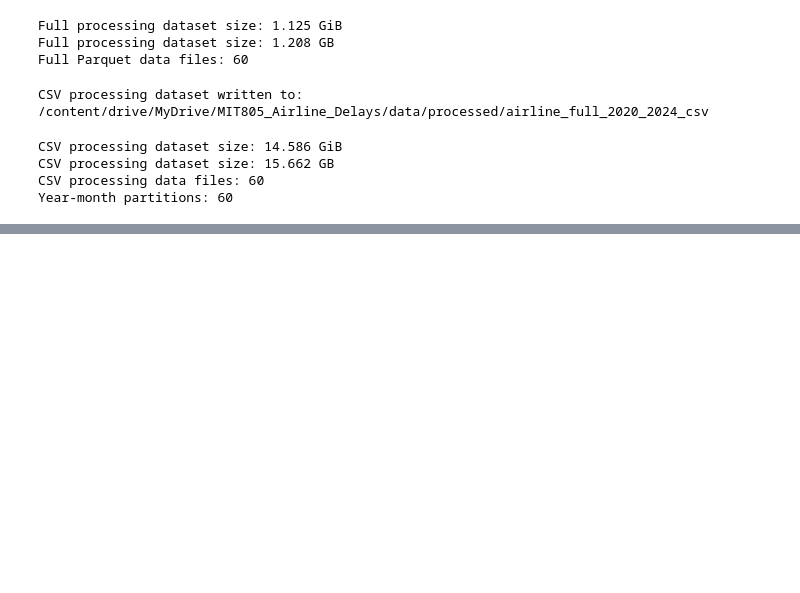
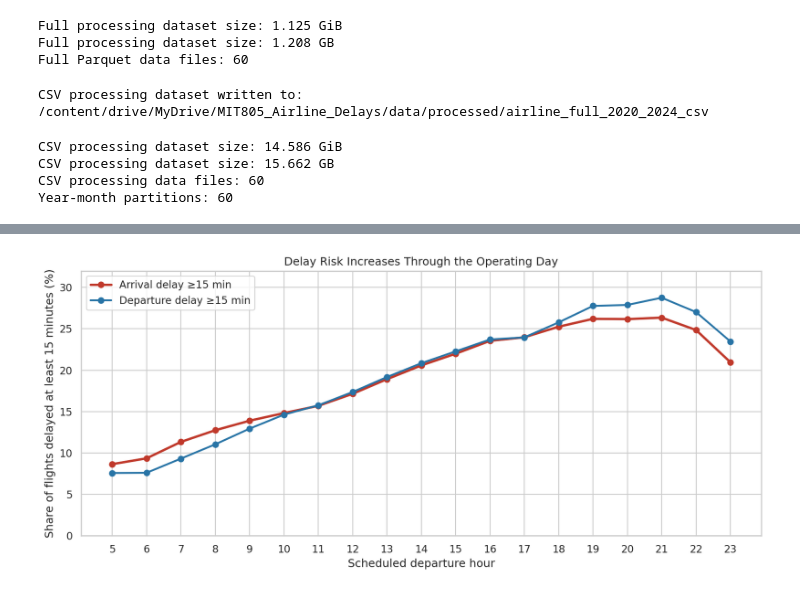
Before and after one commit to Pumlisa97/mit805-airline-delays-pyspark, a Jupyter notebook: notebooks/02_part1_pyspark_preparation_and_eda.ipynb, the cells around one changed output, grey strips where cells are left out. Drawn from its saved outputs; the diff is of its cells as text; code cells hidden in the pictures; blank space fills up the shorter version.

```diff
--- a/notebooks/02_part1_pyspark_preparation_and_eda.ipynb
+++ b/notebooks/02_part1_pyspark_preparation_and_eda.ipynb
@@ -371,0 +2244,39 @@ Year-month partitions: 60
+# %%
+plot_hourly = hourly_pd[
+    hourly_pd["ScheduledDepHour"].between(5, 23)
+].copy()
+
+fig, ax = plt.subplots(figsize=(11, 5))
+
+ax.plot(
+    plot_hourly["ScheduledDepHour"],
+    plot_hourly["arrival_delay_15m_rate"] * 100,
+    marker="o",
+    linewidth=2.5,
+    color="#C0392B",
+    label="Arrival delay ≥15 min"
+)
+
+ax.plot(
+    plot_hourly["ScheduledDepHour"],
+    plot_hourly["departure_delay_15m_rate"] * 100,
+    marker="o",
+    linewidth=2.0,
+    color="#2874A6",
+    label="Departure delay ≥15 min"
+)
+
+ax.set(
+    title="Delay Risk Increases Through the Operating Day",
+    xlabel="Scheduled departure hour",
+    ylabel="Share of flights delayed at least 15 minutes (%)",
+    xticks=range(5, 24),
+    ylim=(0, 32)
+)
+
+ax.legend()
+plt.tight_layout()
+plt.savefig(FIGURES_DIR / "03_hourly_delay_risk.png", bbox_inches="tight")
+plt.show()
+# %% [output]
+[figure, added]
```
Also changed, not shown: parts of 58 cells of this notebook.
